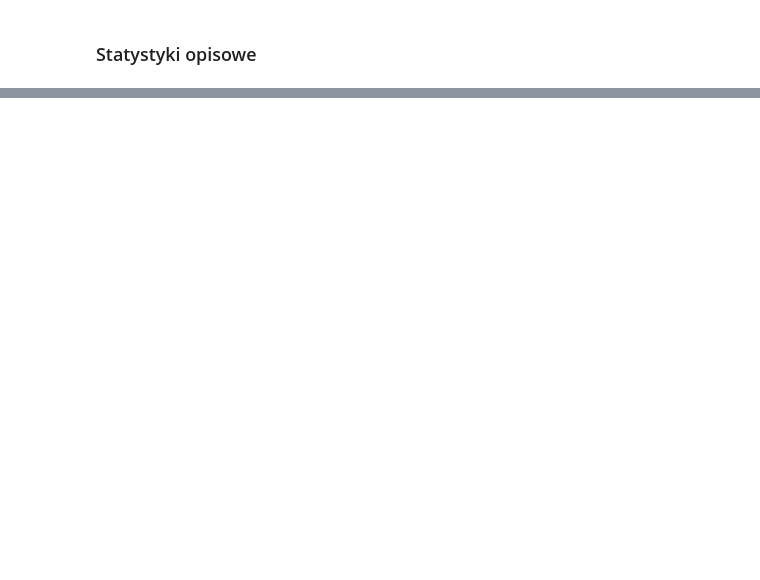
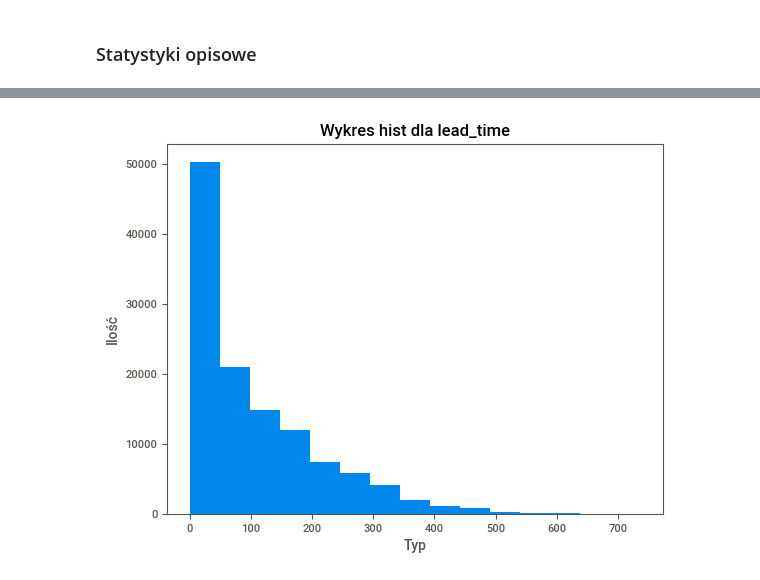
Before and after one commit to SzymonMak/HotelBookingsDataAnalysis, a Jupyter notebook: hotel_bookings_data_analysis.ipynb, the cells around one changed output, grey strips where cells are left out. Saved outputs shown, nothing was run; the diff lists cells and outputs as text; code cells hidden in the pictures; blank space fills up the shorter version.

```diff
--- a/hotel_bookings_data_analysis.ipynb
+++ b/hotel_bookings_data_analysis.ipynb
@@ -98,0 +103,17 @@ plt.show()
+# %%
+
+def wykres(dane, kolumna, typ_wykresu, x_lab="Typ", y_lab="Ilość", rosnaco=False):
+    wykresy = {
+        'bar': lambda: dane[kolumna].value_counts().sort_values(ascending=rosnaco).plot(kind='bar'),
+        'hist': lambda: dane[kolumna].plot(kind='hist', bins=15),
+        'line': lambda: dane[kolumna].plot(kind='line'),
+        'box': lambda: dane[kolumna].plot(kind='box'),
+    }
+
+    if typ_wykresu in wykresy:
+        wykresy[typ_wykresu]()
+
+    plt.title(f"Wykres {typ_wykresu} dla {kolumna}")
+    plt.xlabel(x_lab)
+    plt.ylabel(y_lab)
+    plt.show()
@@ -98,0 +132,4 @@ plt.show()
+# %%
+wykres(dane, 'lead_time', 'hist')
+# %% [output]
+[figure, added]
```
Also changed, not shown: parts of 13 cells of this notebook, 2 other files.
